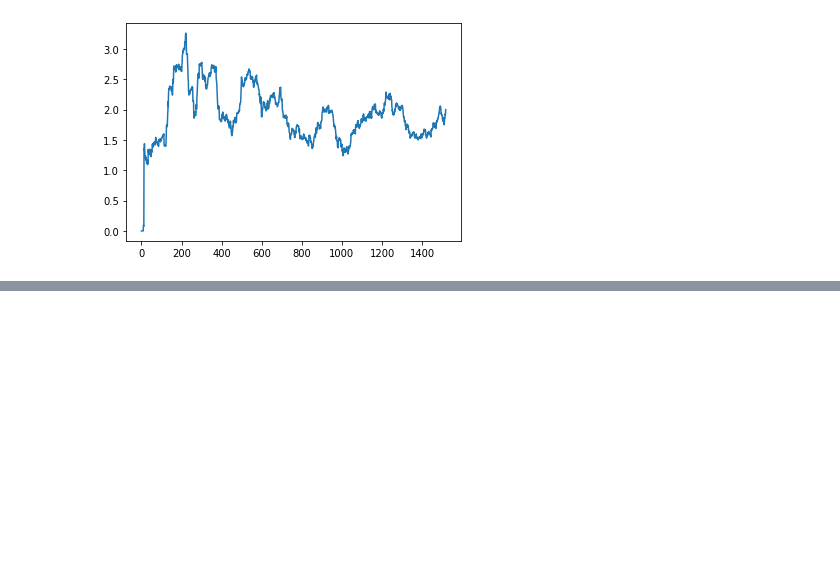
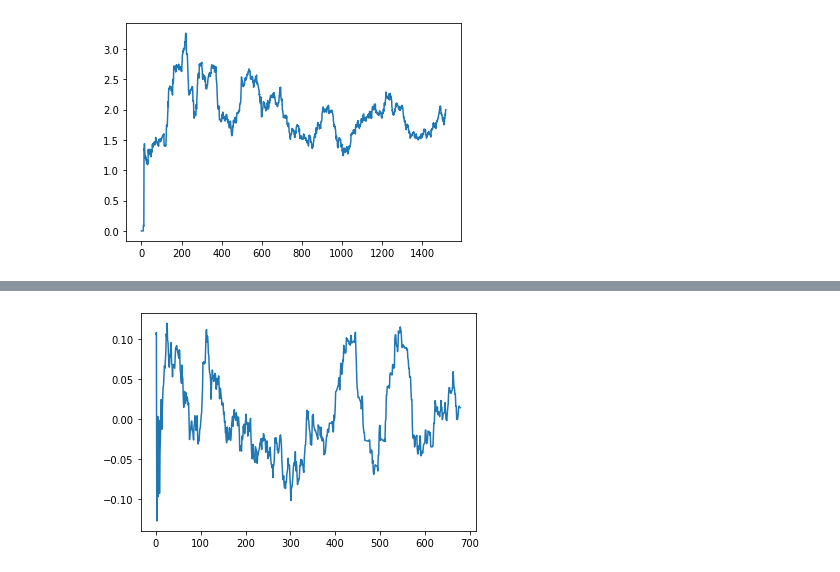
Before and after one commit to MartijnNaaijer/hebrew_spelling_variation, a Jupyter notebook: notebooks/alignment_network.ipynb, the cells around one changed output, grey strips where cells are left out. Drawn from its saved outputs; the diff is of its cells as text; code cells hidden in the pictures; blank space fills up the shorter version.

```diff
--- a/notebooks/align_mt_sp_dss_texts.ipynb
+++ b/notebooks/alignment_network.ipynb
@@ -473,0 +589,5 @@ plt.show()
+# %%
+plt.plot(all_diff_means)
+plt.show()
+# %% [output]
+[figure, added]
```
Also changed, not shown: parts of 18 cells of this notebook, 11 other files.
